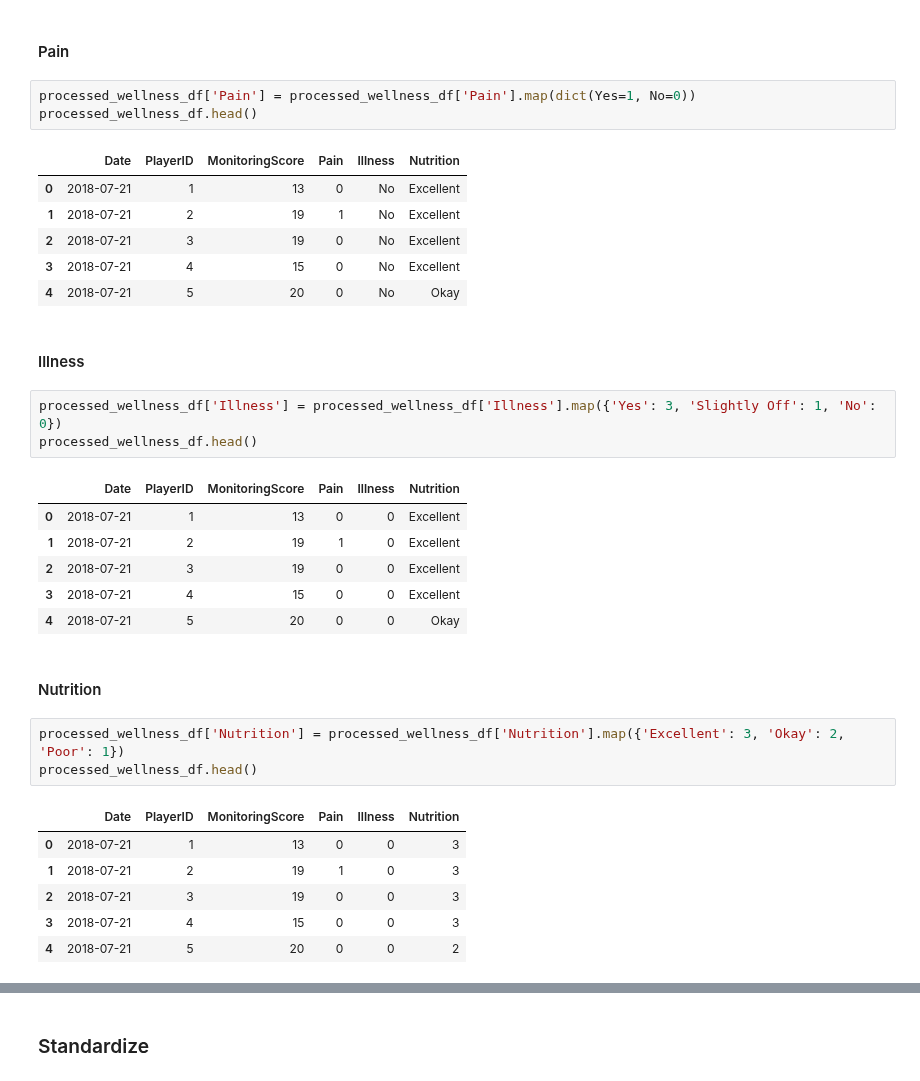
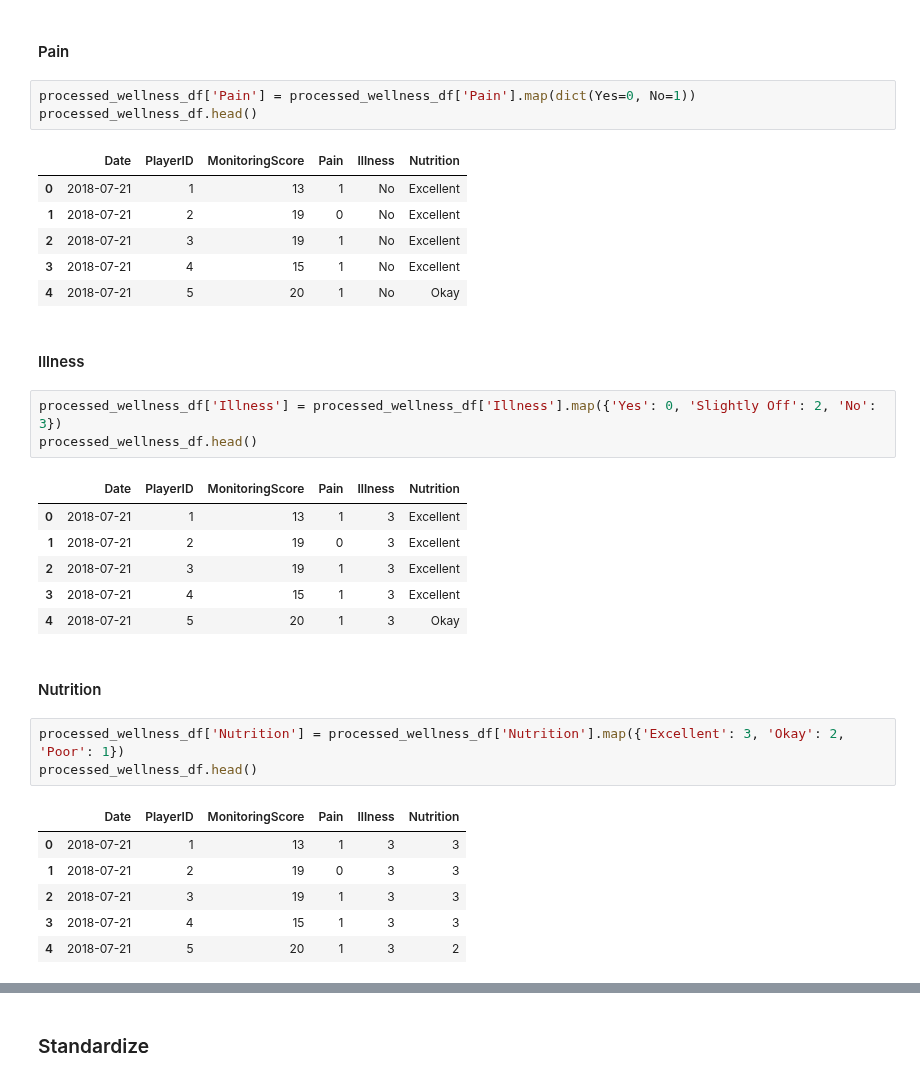
Before and after one commit to JoeRoussy/sta2453-project-1, a Jupyter notebook: wellness_summary_measure.ipynb, the cells around one changed output, grey strips where cells are left out. Cells and saved outputs as stored; diff of their text form.

```diff
--- a/wellness_summary_measure.ipynb
+++ b/wellness_summary_measure.ipynb
@@ -141,27 +141,27 @@ processed_wellness_df.head()
 # %% [markdown]
 #### Pain
 # %%
-processed_wellness_df['Pain'] = processed_wellness_df['Pain'].map(dict(Yes=1, No=0))
+processed_wellness_df['Pain'] = processed_wellness_df['Pain'].map(dict(Yes=0, No=1))
 processed_wellness_df.head()
 # %% [output]
 |  | Date | PlayerID | MonitoringScore | Pain | Illness | Nutrition |
-| 0 | 2018-07-21 | 1 | 13 | 0 | No | Excellent |
-| 1 | 2018-07-21 | 2 | 19 | 1 | No | Excellent |
-| 2 | 2018-07-21 | 3 | 19 | 0 | No | Excellent |
-| 3 | 2018-07-21 | 4 | 15 | 0 | No | Excellent |
-| 4 | 2018-07-21 | 5 | 20 | 0 | No | Okay |
+| 0 | 2018-07-21 | 1 | 13 | 1 | No | Excellent |
+| 1 | 2018-07-21 | 2 | 19 | 0 | No | Excellent |
+| 2 | 2018-07-21 | 3 | 19 | 1 | No | Excellent |
+| 3 | 2018-07-21 | 4 | 15 | 1 | No | Excellent |
+| 4 | 2018-07-21 | 5 | 20 | 1 | No | Okay |
 # %% [markdown]
 #### Illness
 # %%
-processed_wellness_df['Illness'] = processed_wellness_df['Illness'].map({'Yes': 3, 'Slightly Off': 1, 'No': 0})
+processed_wellness_df['Illness'] = processed_wellness_df['Illness'].map({'Yes': 0, 'Slightly Off': 2, 'No': 3})
 processed_wellness_df.head()
 # %% [output]
 |  | Date | PlayerID | MonitoringScore | Pain | Illness | Nutrition |
-| 0 | 2018-07-21 | 1 | 13 | 0 | 0 | Excellent |
-| 1 | 2018-07-21 | 2 | 19 | 1 | 0 | Excellent |
-| 2 | 2018-07-21 | 3 | 19 | 0 | 0 | Excellent |
-| 3 | 2018-07-21 | 4 | 15 | 0 | 0 | Excellent |
-| 4 | 2018-07-21 | 5 | 20 | 0 | 0 | Okay |
+| 0 | 2018-07-21 | 1 | 13 | 1 | 3 | Excellent |
+| 1 | 2018-07-21 | 2 | 19 | 0 | 3 | Excellent |
+| 2 | 2018-07-21 | 3 | 19 | 1 | 3 | Excellent |
+| 3 | 2018-07-21 | 4 | 15 | 1 | 3 | Excellent |
+| 4 | 2018-07-21 | 5 | 20 | 1 | 3 | Okay |
 # %% [markdown]
 #### Nutrition
 # %%
@@ -169,8 +169,8 @@ processed_wellness_df['Nutrition'] = processed_wellness_df['Nutrition'].map({'Ex
 processed_wellness_df.head()
 # %% [output]
 |  | Date | PlayerID | MonitoringScore | Pain | Illness | Nutrition |
-| 0 | 2018-07-21 | 1 | 13 | 0 | 0 | 3 |
-| 1 | 2018-07-21 | 2 | 19 | 1 | 0 | 3 |
-| 2 | 2018-07-21 | 3 | 19 | 0 | 0 | 3 |
-| 3 | 2018-07-21 | 4 | 15 | 0 | 0 | 3 |
-| 4 | 2018-07-21 | 5 | 20 | 0 | 0 | 2 |
+| 0 | 2018-07-21 | 1 | 13 | 1 | 3 | 3 |
+| 1 | 2018-07-21 | 2 | 19 | 0 | 3 | 3 |
+| 2 | 2018-07-21 | 3 | 19 | 1 | 3 | 3 |
+| 3 | 2018-07-21 | 4 | 15 | 1 | 3 | 3 |
+| 4 | 2018-07-21 | 5 | 20 | 1 | 3 | 2 |
```
Also changed, not shown: parts of 9 cells of this notebook, 5 other files.
